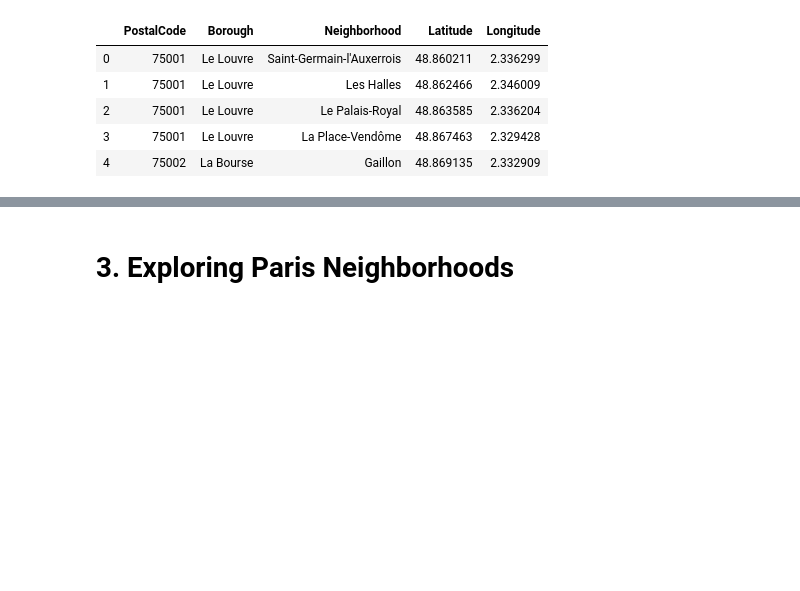
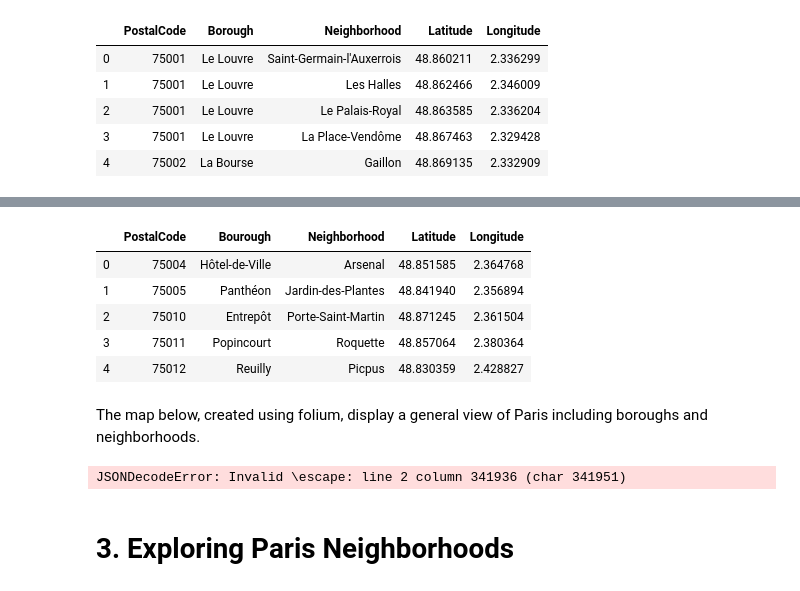
Before and after one commit to khaled-kch/Coursera_Capstone, a Jupyter notebook: Paris_Neighborhoods.ipynb, the cells around one changed output, grey strips where cells are left out. Cells and saved outputs as stored; diff of their text form; code cells hidden in the pictures; blank space fills up the shorter version.

```diff
--- a/Paris_Neighborhoods.ipynb
+++ b/Paris_Neighborhoods.ipynb
@@ -162,3 +185,44 @@ Paris_Neighborhoods.head()
+# %%
+Paris_Neighborhoods.head()
+# %% [output]
+|  | PostalCode | Bourough | Neighborhood | Latitude | Longitude |
+| 0 | 75004 | Hôtel-de-Ville | Arsenal | 48.851585 | 2.364768 |
+| 1 | 75005 | Panthéon | Jardin-des-Plantes | 48.841940 | 2.356894 |
+| 2 | 75010 | Entrepôt | Porte-Saint-Martin | 48.871245 | 2.361504 |
+| 3 | 75011 | Popincourt | Roquette | 48.857064 | 2.380364 |
+| 4 | 75012 | Reuilly | Picpus | 48.830359 | 2.428827 |
+# %% [markdown]
+The map below, created using folium, display a general view of Paris including boroughs and neighborhoods.
+# %%
+# define Downtown address
+address = 'Paris, France'
+
+#load geomjson file of Pris
+Paris_Neigh_geo=r'quartier_paris.json'
+
+geolocator = Nominatim(user_agent="ny_explorer")
+location = geolocator.geocode(address)
+latitude = location.latitude
+longitude = location.longitude
+
+# create map
+map_neigh = folium.Map(location=[latitude, longitude], zoom_start=12)
+
+# create choroplesh to show neighborhood borders
+map_neigh.choropleth(
+    geo_data=Paris_Neigh_geo,
+    data=Paris_Neighborhoods,
+    columns=['Neighborhood','Latitude'],
+    key_on='feature.properties.l_qu',
+    fill_color='YlOrRd',
+    fill_opacity=0.1,
+    line_opacity=1,
+)
+
+# display map
+map_neigh
+# %% [output]
+JSONDecodeError: Invalid \escape: line 2 column 341936 (char 341951)
 # %% [markdown]
 
 
```
Also changed, not shown: parts of 23 cells of this notebook, 7 other files.
